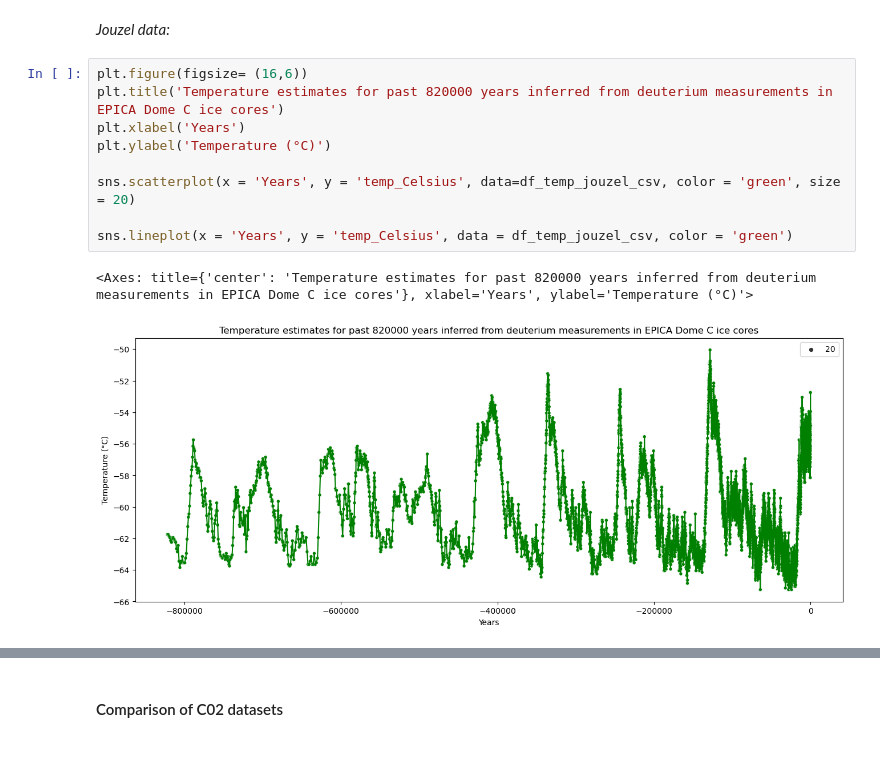
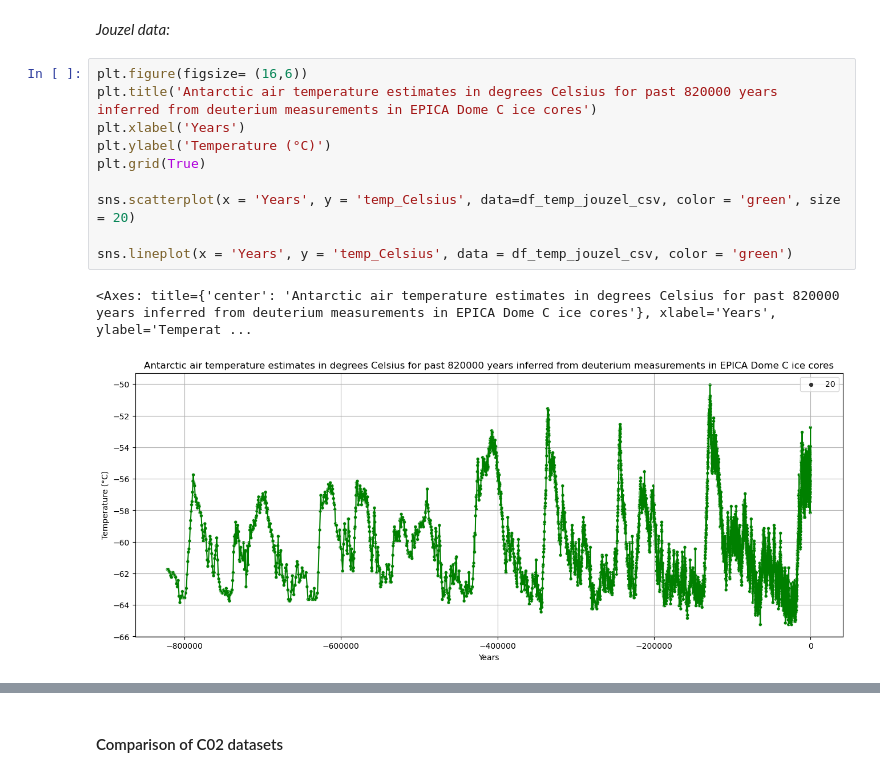
Before and after one commit to jmce22/pfda_project2, a Jupyter notebook: pfda_project2.ipynb, the cells around one changed output, grey strips where cells are left out. Cells and saved outputs as stored; diff of their text form.

```diff
--- a/pfda_project2.ipynb
+++ b/pfda_project2.ipynb
@@ -373,13 +377,14 @@ sns.lineplot(x = 'year', y = 'CO2', data = df_mauna_loa_csv, color = 'red')
 *Jouzel data:*
 # %%
 plt.figure(figsize= (16,6))
-plt.title('Temperature estimates for past 820000 years inferred from deuterium measurements in EPICA Dome C ice cores')
+plt.title('Antarctic air temperature estimates in degrees Celsius for past 820000 years inferred from deuterium measurements in EPICA Dome C ice cores')
 plt.xlabel('Years')
 plt.ylabel('Temperature (°C)')
+plt.grid(True)
 
 sns.scatterplot(x = 'Years', y = 'temp_Celsius', data=df_temp_jouzel_csv, color = 'green', size = 20)
 
 sns.lineplot(x = 'Years', y = 'temp_Celsius', data = df_temp_jouzel_csv, color = 'green')
 # %% [output]
-<Axes: title={'center': 'Temperature estimates for past 820000 years inferred from deuterium measurements in EPICA Dome C ice cores'}, xlabel='Years', ylabel='Temperature (°C)'>
+<Axes: title={'center': 'Antarctic air temperature estimates in degrees Celsius for past 820000 years inferred from deuterium measurements in EPICA Dome C ice cores'}, xlabel='Years', ylabel='Temperat ...
-[figure, old version]
+[figure, new version]
```
Also changed, not shown: parts of 11 cells of this notebook, 2 other files.
